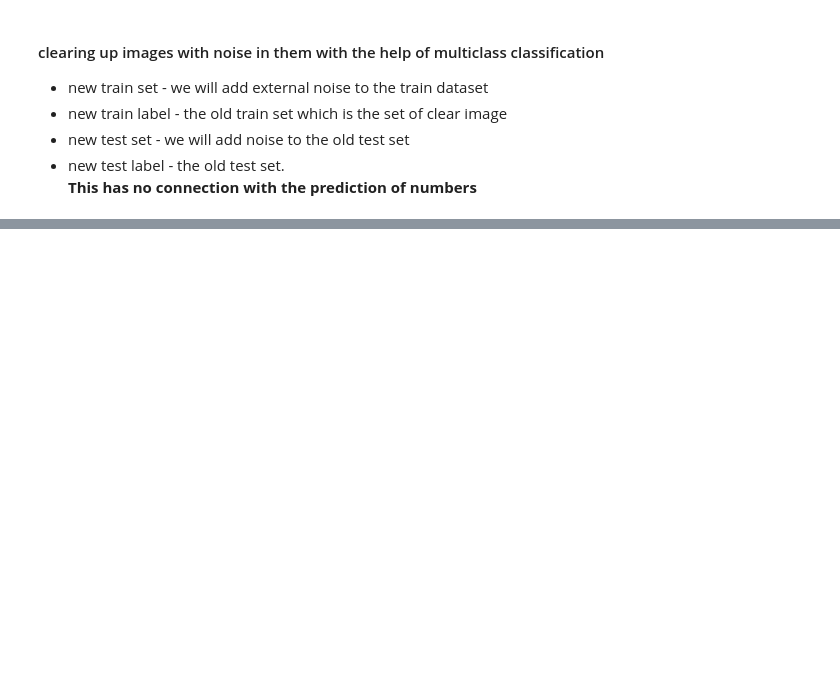
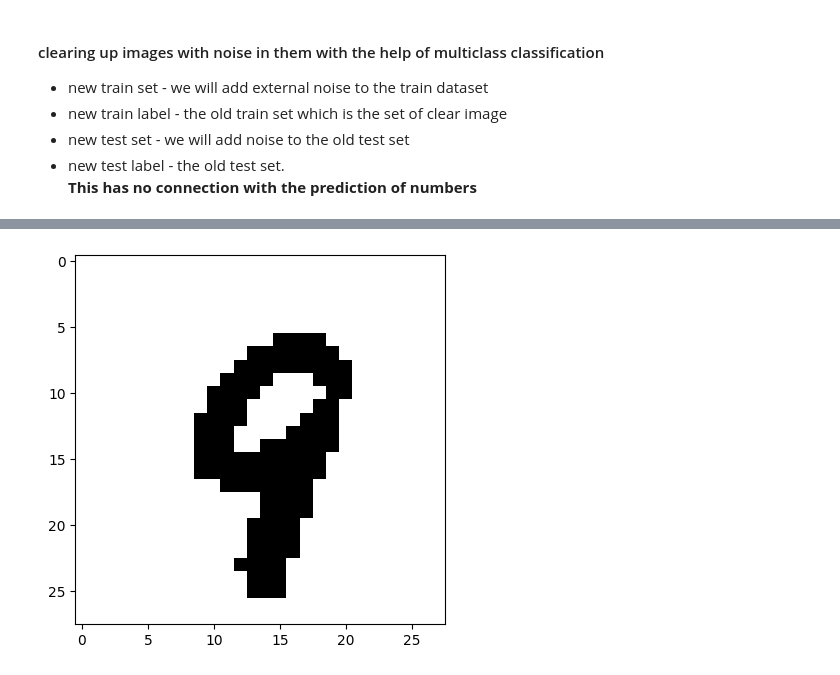
Before and after one commit to Ashmit-1/classificationDigits, a Jupyter notebook: classification.ipynb, the cells around one changed output, grey strips where cells are left out. Saved outputs shown, nothing was run; the diff lists cells and outputs as text; code cells hidden in the pictures; blank space fills up the shorter version.

```diff
--- a/classification.ipynb
+++ b/classification.ipynb
@@ -614,0 +617,14 @@ plt.show()
+# %%
+trail_clean = some_digit_image.copy()
+for i in range (28):
+    for j in range (28):
+        if(trail_clean[i][j] < 150):
+            trail_clean[i][j] = 0
+        else:
+            trail_clean[i][j] = 255
+# %%
+plt.imshow(trail_clean, cmap = mpl.cm.binary, interpolation="nearest")
+plt.axis("on")
+plt.grid(False)
+# %% [output]
+[figure, added]
```
Also changed, not shown: parts of 5 cells of this notebook.
